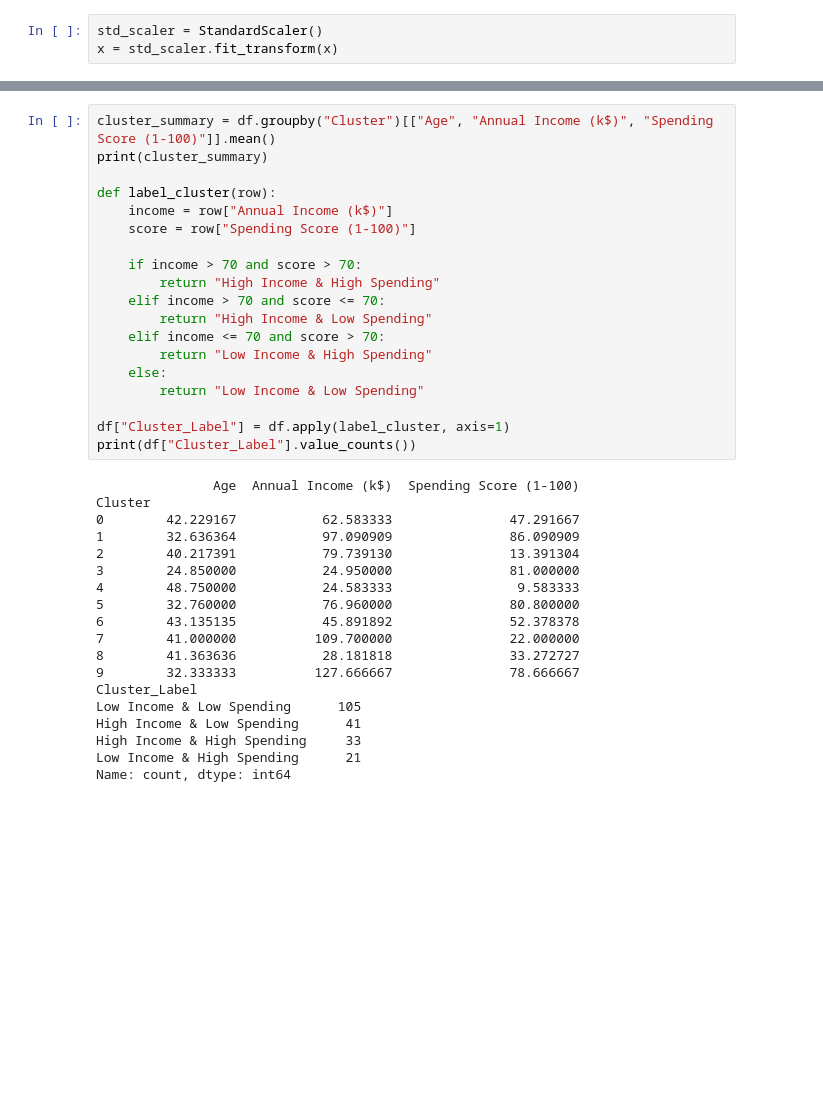
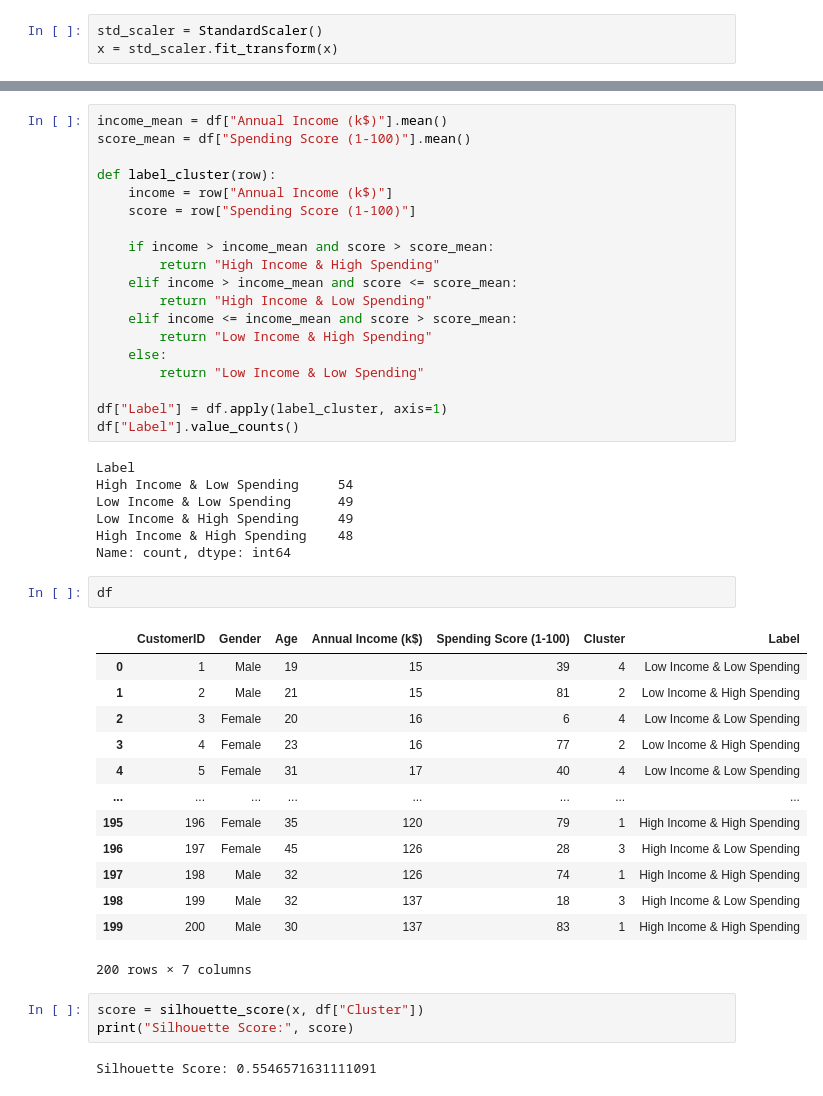
Before and after one commit to BraveVahid/machine_learning, a Jupyter notebook: clustring/k_means.ipynb, the cells around one changed output, grey strips where cells are left out. Drawn from its saved outputs; the diff is of its cells as text; blank space fills up the shorter version.

```diff
--- a/clustring/k_means.ipynb
+++ b/clustring/k_means.ipynb
@@ -105,38 +135,47 @@ Name: count, dtype: int64
 # %%
-cluster_summary = df.groupby("Cluster")[["Age", "Annual Income (k$)", "Spending Score (1-100)"]].mean()
-print(cluster_summary)
+income_mean = df["Annual Income (k$)"].mean()
+score_mean = df["Spending Score (1-100)"].mean()
 
 def label_cluster(row):
     income = row["Annual Income (k$)"]
     score = row["Spending Score (1-100)"]
 
-    if income > 70 and score > 70:
+    if income > income_mean and score > score_mean:
         return "High Income & High Spending"
-    elif income > 70 and score <= 70:
+    elif income > income_mean and score <= score_mean:
         return "High Income & Low Spending"
-    elif income <= 70 and score > 70:
+    elif income <= income_mean and score > score_mean:
         return "Low Income & High Spending"
     else:
         return "Low Income & Low Spending"
 
-df["Cluster_Label"] = df.apply(label_cluster, axis=1)
-print(df["Cluster_Label"].value_counts())
+df["Label"] = df.apply(label_cluster, axis=1)
+df["Label"].value_counts()
 # %% [output]
-               Age  Annual Income (k$)  Spending Score (1-100)
-Cluster
-0        42.229167           62.583333               47.291667
-1        32.636364           97.090909               86.090909
-2        40.217391           79.739130               13.391304
-3        24.850000           24.950000               81.000000
-4        48.750000           24.583333                9.583333
-5        32.760000           76.960000               80.800000
-6        43.135135           45.891892               52.378378
-7        41.000000          109.700000               22.000000
-8        41.363636           28.181818               33.272727
-9        32.333333          127.666667               78.666667
-Cluster_Label
-Low Income & Low Spending      105
-High Income & Low Spending      41
-High Income & High Spending     33
-Low Income & High Spending      21
+Label
+High Income & Low Spending     54
+Low Income & Low Spending      49
+Low Income & High Spending     49
+High Income & High Spending    48
 Name: count, dtype: int64
+# %%
+df
+# %% [output]
+|  | CustomerID | Gender | Age | Annual Income (k$) | Spending Score (1-100) | Cluster | Label |
+| 0 | 1 | Male | 19 | 15 | 39 | 4 | Low Income & Low Spending |
+| 1 | 2 | Male | 21 | 15 | 81 | 2 | Low Income & High Spending |
+| 2 | 3 | Female | 20 | 16 | 6 | 4 | Low Income & Low Spending |
+| 3 | 4 | Female | 23 | 16 | 77 | 2 | Low Income & High Spending |
+| 4 | 5 | Female | 31 | 17 | 40 | 4 | Low Income & Low Spending |
+| ... | ... | ... | ... | ... | ... | ... | ... |
+| 195 | 196 | Female | 35 | 120 | 79 | 1 | High Income & High Spending |
+| 196 | 197 | Female | 45 | 126 | 28 | 3 | High Income & Low Spending |
+| 197 | 198 | Male | 32 | 126 | 74 | 1 | High Income & High Spending |
+| 198 | 199 | Male | 32 | 137 | 18 | 3 | High Income & Low Spending |
+| 199 | 200 | Male | 30 | 137 | 83 | 1 | High Income & High Spending |
+200 rows × 7 columns
+# %%
+score = silhouette_score(x, df["Cluster"])
+print("Silhouette Score:", score)
+# %% [output]
+Silhouette Score: 0.5546571631111091
```
Also changed, not shown: parts of 9 cells of this notebook.
